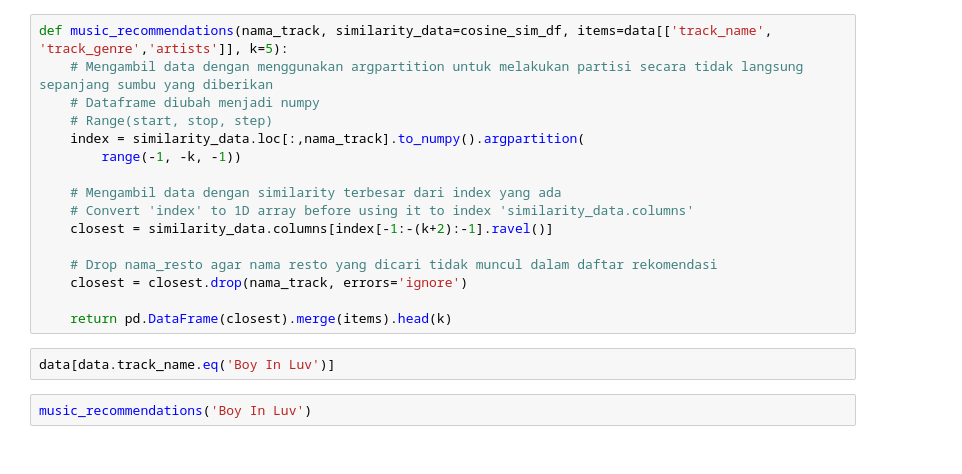
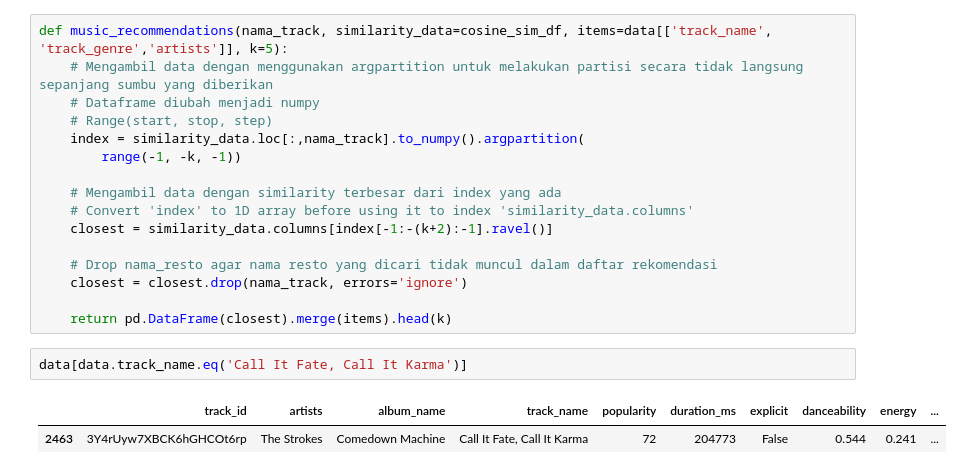
Before and after one commit to nbilasals/music_recommendation, a Jupyter notebook: music_recommendation.ipynb, the cells around one changed output. Saved outputs shown, nothing was run; the diff lists cells and outputs as text.

```diff
--- a/music_recommendation.ipynb
+++ b/music_recommendation.ipynb
@@ -423,6 +378,7 @@ def music_recommendations(nama_track, similarity_data=cosine_sim_df, items=data[
 
     return pd.DataFrame(closest).merge(items).head(k)
 # %%
-data[data.track_name.eq('Boy In Luv')]
+data[data.track_name.eq('Call It Fate, Call It Karma')]
+# %% [output]
+|  | track_id | artists | album_name | track_name | popularity | duration_ms | explicit | danceability | energy | ... |
+| 2463 | 3Y4rUyw7XBCK6hGHCOt6rp | The Strokes | Comedown Machine | Call It Fate, Call It Karma | 72 | 204773 | False | 0.544 | 0.241 | ... |
-# %%
-music_recommendations('Boy In Luv')
```
Also changed, not shown: parts of 16 cells of this notebook.
